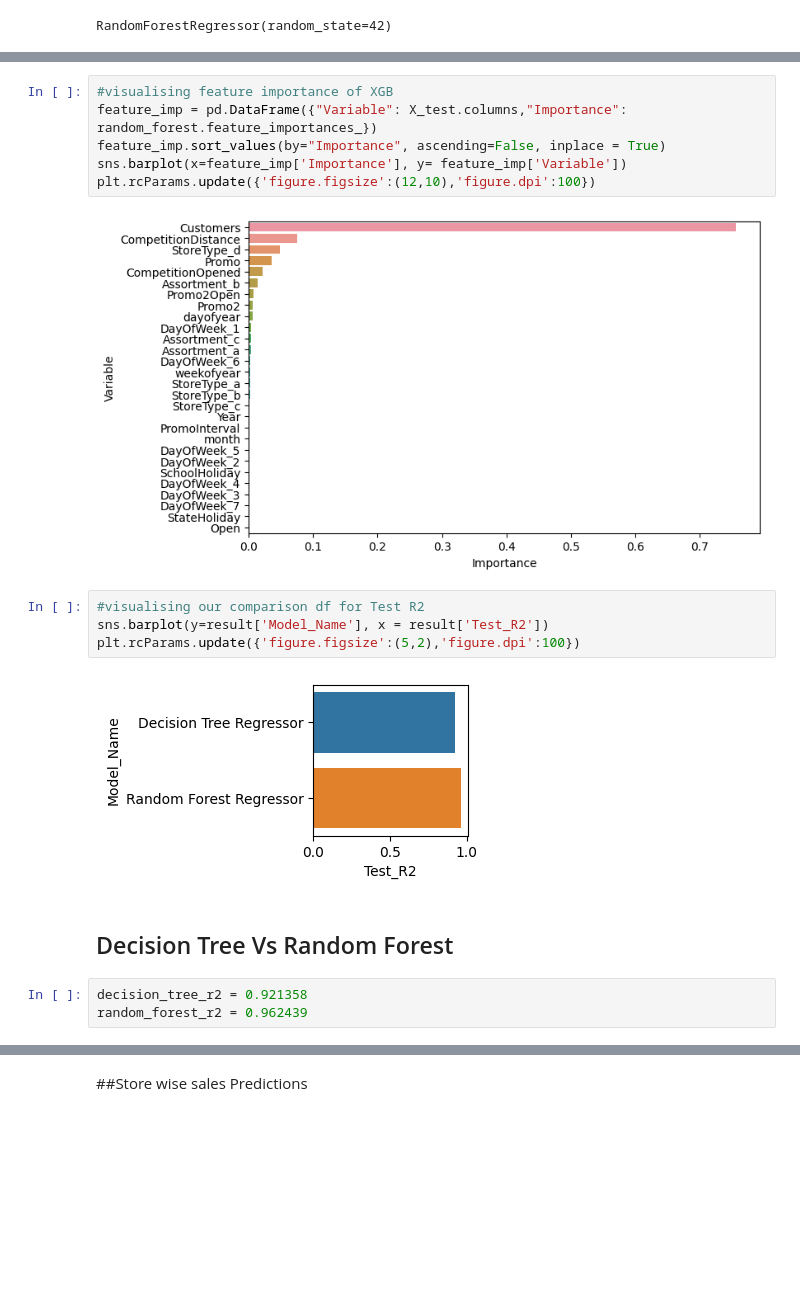
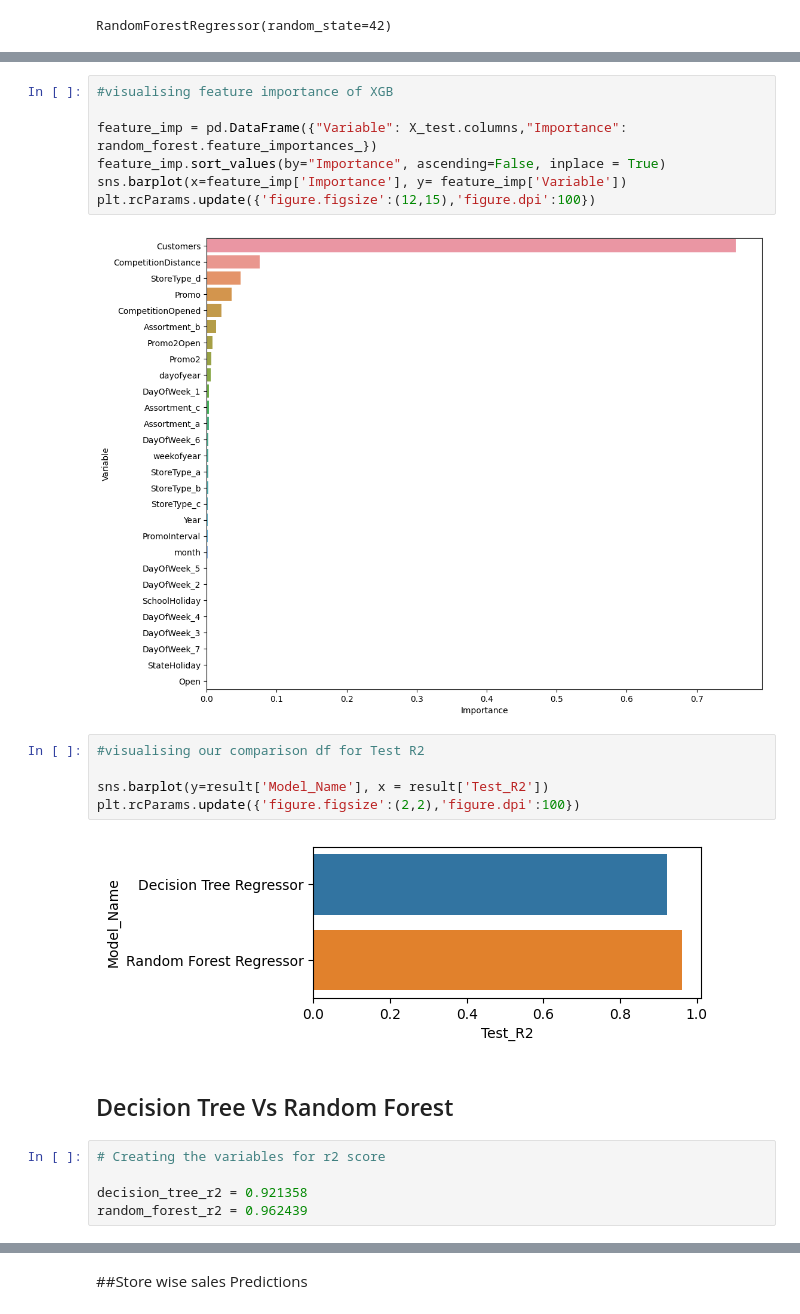
Before and after one commit to ArunPrasath1205/Retail-Sales-Prediction-ML-Project, a Jupyter notebook: Part_2_Rossmann_sales_Prediction.ipynb, the cells around one changed output, grey strips where cells are left out. Drawn from its saved outputs; the diff is of its cells as text; blank space fills up the shorter version.

```diff
--- a/Part_2_Rossmann_sales_Prediction.ipynb
+++ b/Part_2_Rossmann_sales_Prediction.ipynb
@@ -180,21 +268,25 @@ display(result)
 | 0 | Random Forest Regressor | 0.043688 | 0.003573 | 0.059772 | 0.996427 | 0.996427 | 0.141870 | 0.035382 | 0.188100 | ... |
 # %%
 #visualising feature importance of XGB
+
 feature_imp = pd.DataFrame({"Variable": X_test.columns,"Importance": random_forest.feature_importances_})
 feature_imp.sort_values(by="Importance", ascending=False, inplace = True)
 sns.barplot(x=feature_imp['Importance'], y= feature_imp['Variable'])
-plt.rcParams.update({'figure.figsize':(12,10),'figure.dpi':100})
+plt.rcParams.update({'figure.figsize':(12,15),'figure.dpi':100})
 # %% [output]
-[figure, old version]
+[figure, new version]
 # %%
 #visualising our comparison df for Test R2
+
 sns.barplot(y=result['Model_Name'], x = result['Test_R2'])
-plt.rcParams.update({'figure.figsize':(5,2),'figure.dpi':100})
+plt.rcParams.update({'figure.figsize':(2,2),'figure.dpi':100})
 # %% [output]
-[figure, old version]
+[figure, new version]
 # %% [markdown]
 ## Decision Tree Vs Random Forest
 # %%
+# Creating the variables for r2 score
+
 decision_tree_r2 = 0.921358
 random_forest_r2 = 0.962439
 # %%
```
Also changed, not shown: parts of 31 cells of this notebook.
